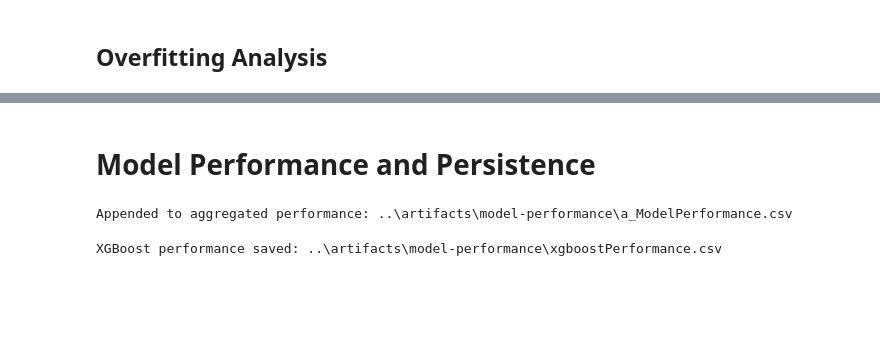
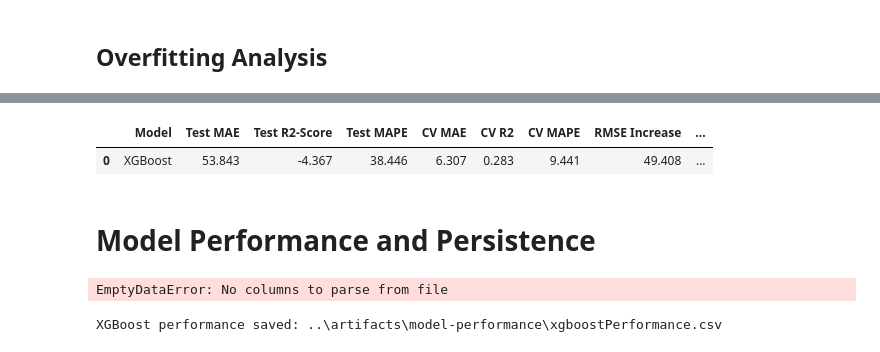
Before and after one commit to tshihab07/Stock-Price-Forecasting, a Jupyter notebook: notebookes/model_XGBoost.ipynb, the cells around one changed output, grey strips where cells are left out. Saved outputs shown, nothing was run; the diff lists cells and outputs as text; code cells hidden in the pictures; blank space fills up the shorter version.

```diff
--- a/notebookes/model_XGBoost.ipynb
+++ b/notebookes/model_XGBoost.ipynb
@@ -121,5 +122,9 @@ test_pred = model.predict(x_test)
 train_metrics = Evaluator.calculate_metrics(y_train, train_pred)
 test_metrics = Evaluator.calculate_metrics(y_test, test_pred)
+# %%
+# unpack metrics
+train_mse, train_mae, train_rmse, train_r2, train_mape = train_metrics
+test_mse, test_mae, test_rmse, test_r2, test_mape = test_metrics
 # %%
 model_performance = Evaluator.print_evaluation_tables("XGBoost", train_metrics, test_metrics)
 model_performance
@@ -207,2 +217,20 @@ overfit_df
+# %%
+# aggrageted model performance
+agg_perf = pd.DataFrame({
+    'Model': ['XGBoost'],
+    'Test MAE' : test_mae,
+    'Test R2-Score': test_r2,
+    'Test MAPE' : test_mape,
+    'CV MAE' : cv_mae,
+    'CV R2' : cv_r2,
+    'CV MAPE' : cv_mape,
+    'RMSE Increase' : overfit.get('RMSE_Increase', np.nan),
+    'Overfitting Ratio' : overfit.get('Overfitting_Ratio', np.nan)
+}).round(3)
+# %%
+agg_perf
+# %% [output]
+|  | Model | Test MAE | Test R2-Score | Test MAPE | CV MAE | CV R2 | CV MAPE | RMSE Increase | ... |
+| 0 | XGBoost | 53.843 | -4.367 | 38.446 | 6.307 | 0.283 | 9.441 | 49.408 | ... |
 # %% [markdown]
 # Model Performance and Persistence
@@ -218,9 +239,9 @@ overfit_perf = {'Model': 'XGBoost', **overfit_df_flat}
 persister = ModelPersister(model_name="XGBoost")
 # %%
 # aggregate model performance
-persister.aggregated_performance(model_perf)
+persister.aggregated_performance(agg_perf)
 # %% [output]
-Appended to aggregated performance: ..\artifacts\model-performance\a_ModelPerformance.csv
+EmptyDataError: No columns to parse from file
 # %%
 # save ariXGBoost model performance
 persister.save_performance(perf_summary)
```
Also changed, not shown: parts of 15 cells of this notebook.
